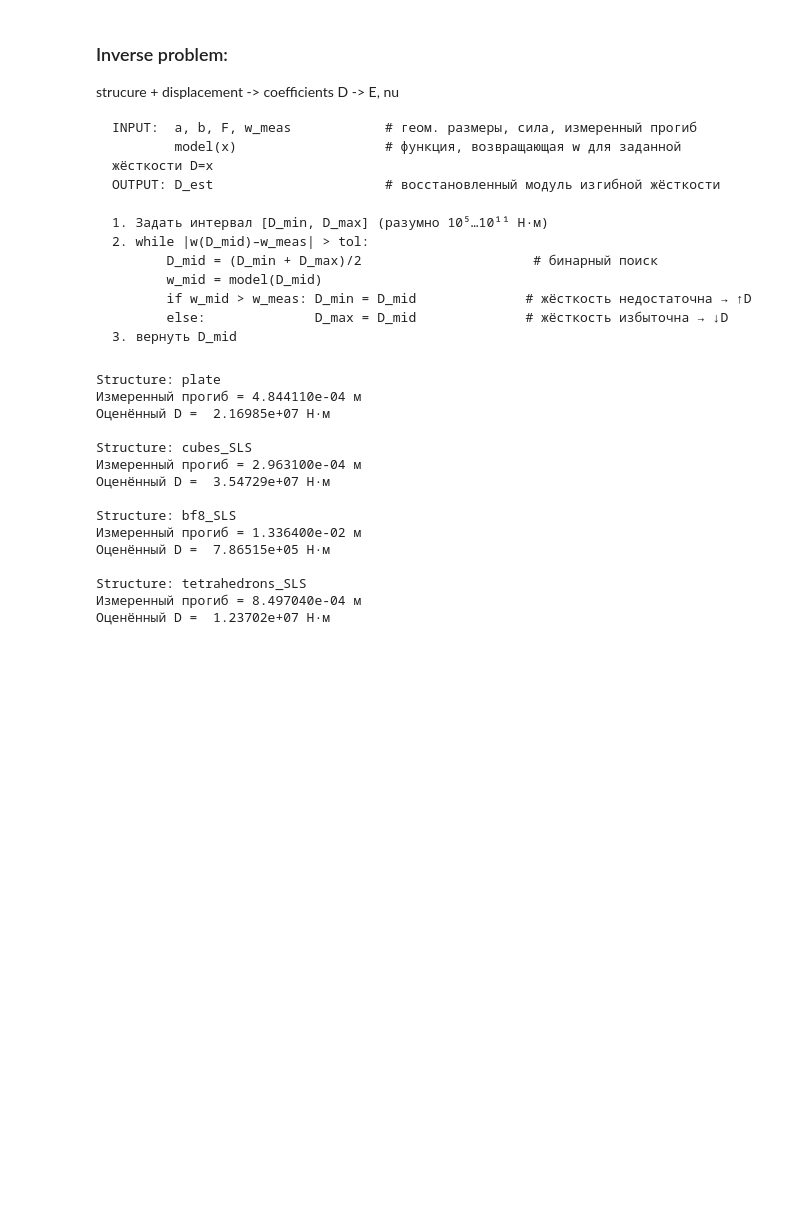
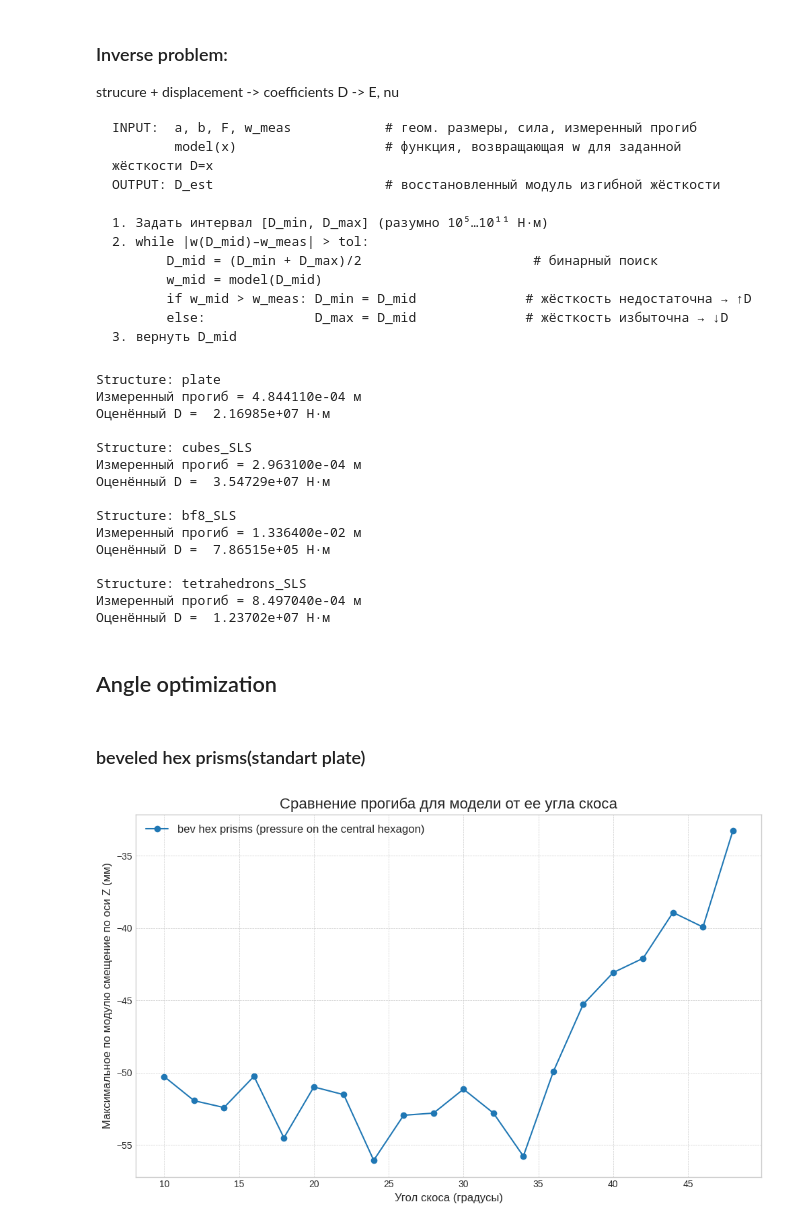
Before and after one commit to FalconD23/sls-models, a Jupyter notebook: femtest/notebooks/dashboard.ipynb, the cells around one changed output. Cells and saved outputs as stored; diff of their text form; code cells hidden in the pictures; blank space fills up the shorter version.

Commit message:
Add angle opt prototype results in dashboard

```diff
--- a/femtest/notebooks/dashboard.ipynb
+++ b/femtest/notebooks/dashboard.ipynb
@@ -371,3 +373,11 @@ Structure: bf8_SLS
 Structure: tetrahedrons_SLS
 Измеренный прогиб = 8.497040e-04 м
 Оценённый D =  1.23702e+07 Н·м
+# %% [markdown]
+## Angle optimization
+# %% [markdown]
+### beveled hex prisms(standart plate)
+# %%
+force_list = dict()
+angles = dict()
+max_dz_list = dict()
@@ -373,0 +406,32 @@ Structure: tetrahedrons_SLS
+# %%
+
+# --- Стилизация графика для лучшей читаемости ---
+plt.style.use('seaborn-v0_8-whitegrid')
+fig, ax = plt.subplots(figsize=(12, 7))
+
+# --- График для "bev_hex_prisms" ---
+ax.plot(
+    angles['bev_hex_prisms'],
+    max_dz_list['bev_hex_prisms'],
+    marker='o',          # маркеры в виде кружков
+    linestyle='-',       # сплошная линия
+    label='bev hex prisms (pressure on the central hexagon)'
+)
+
+
+# --- Настройка осей и заголовка ---
+ax.set_title('Сравнение прогиба для модели от ее угла скоса', fontsize=16)
+ax.set_xlabel('Угол скоса (градусы)', fontsize=12)
+ax.set_ylabel('Максимальное по модулю смещение по оси Z (мм)', fontsize=12)
+
+# Форматирование оси X для отображения в "меганьютонах" для читаемости
+# ax.ticklabel_format(style='sci', axis='x', scilimits=(6,6))
+
+# --- Легенда и сетка ---
+ax.legend(fontsize=12)
+ax.grid(True, which='both', linestyle='--', linewidth=0.5)
+
+# --- Отображение графика ---
+plt.show()
+# %% [output]
+[figure, added]
```
Also changed, not shown: parts of 3 cells of this notebook.
